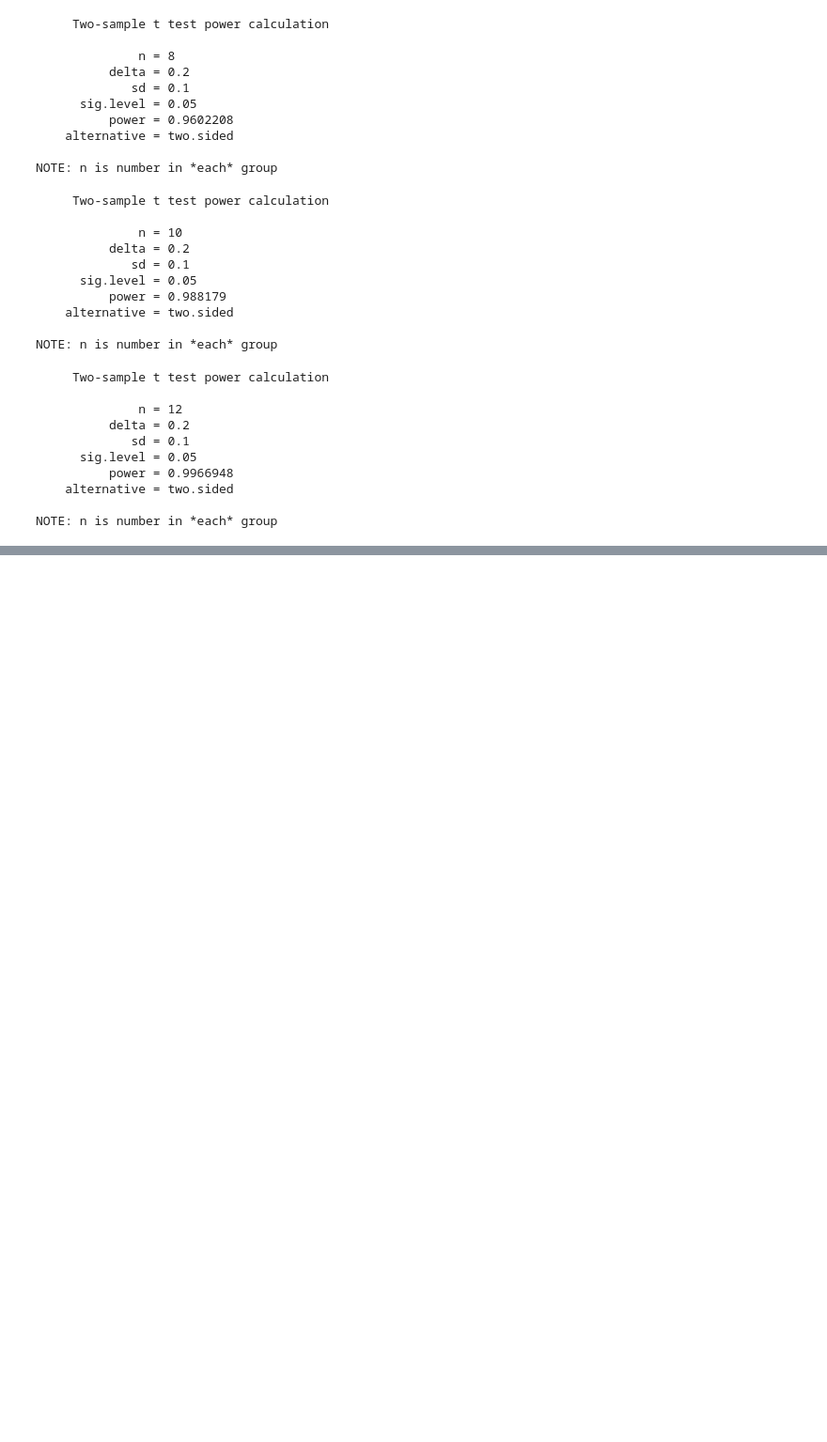
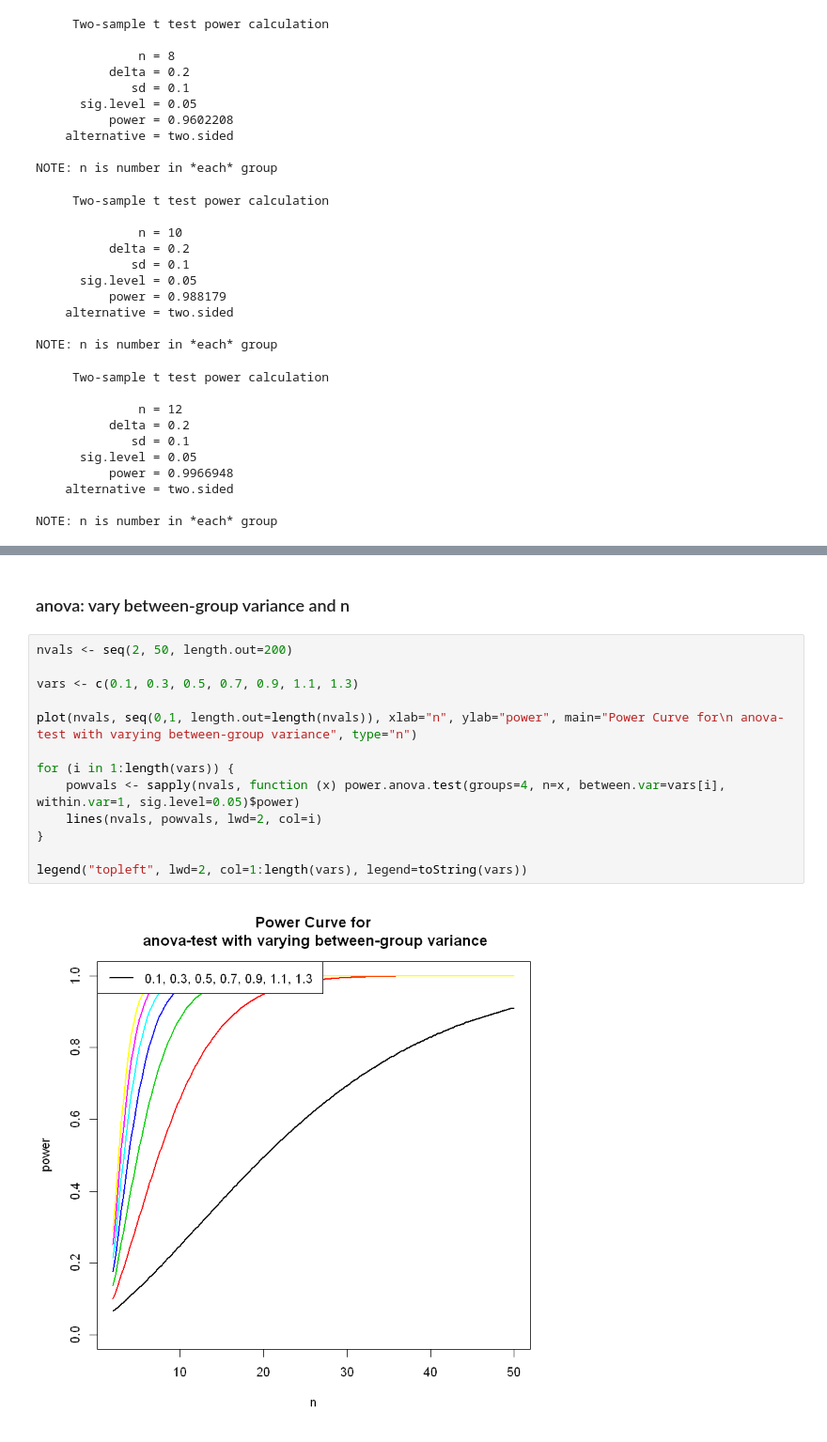
Before and after one commit to mafrasiabi/EPFL-Applied-Biostatistics, a Jupyter notebook: Power Analysis.ipynb, the cells around one changed output, grey strips where cells are left out. Shown at 94% size. Saved outputs shown, nothing was run; the diff lists cells and outputs as text; blank space fills up the shorter version.

```diff
--- a/Power Analysis.ipynb
+++ b/Power Analysis.ipynb
@@ -68,0 +256,17 @@ NOTE: n is number in *each* group
+# %% [markdown]
+### anova: vary between-group variance and n
+# %%
+nvals <- seq(2, 50, length.out=200)
+
+vars <- c(0.1, 0.3, 0.5, 0.7, 0.9, 1.1, 1.3)
+
+plot(nvals, seq(0,1, length.out=length(nvals)), xlab="n", ylab="power", main="Power Curve for\n anova-test with varying between-group variance", type="n")
+
+for (i in 1:length(vars)) {
+    powvals <- sapply(nvals, function (x) power.anova.test(groups=4, n=x, between.var=vars[i], within.var=1, sig.level=0.05)$power)
+    lines(nvals, powvals, lwd=2, col=i)
+}
+
+legend("topleft", lwd=2, col=1:length(vars), legend=toString(vars))
+# %% [output]
+[figure, added]
```
Also changed, not shown: parts of 21 cells of this notebook.
